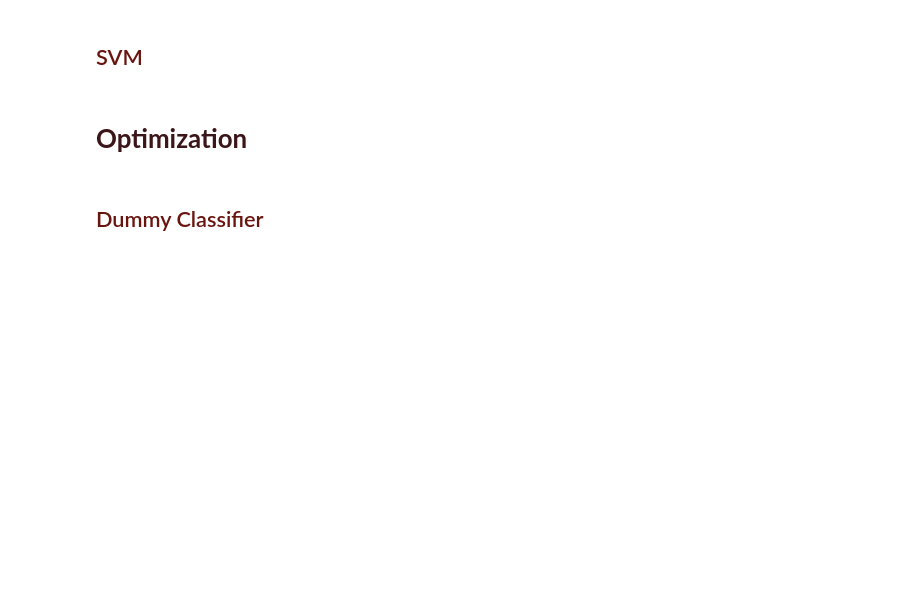
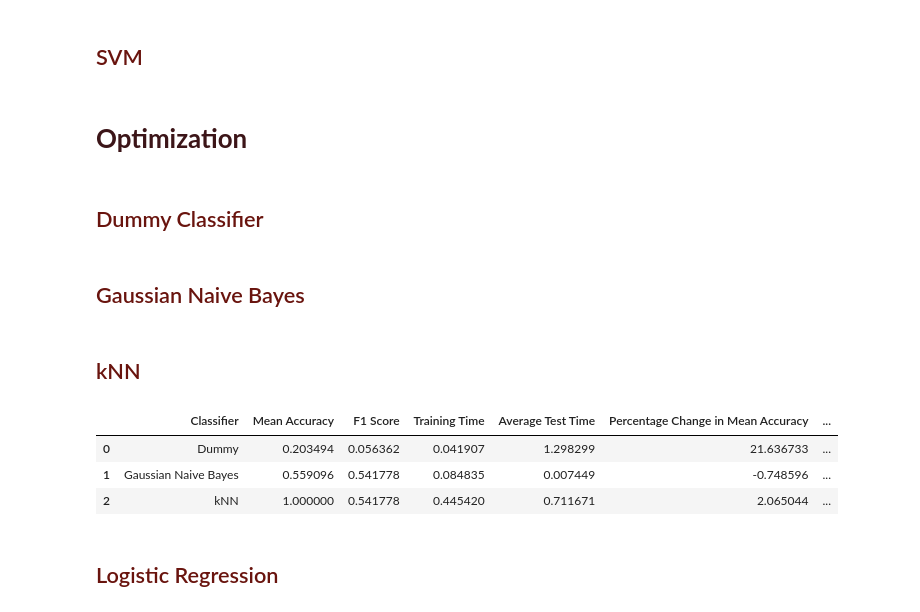
Before and after one commit to aimiliospot/ML-Project-1, a Jupyter notebook: test.ipynb, the cells around one changed output. Drawn from its saved outputs; the diff is of its cells as text; code cells hidden in the pictures; blank space fills up the shorter version.

```diff
--- a/test.ipynb
+++ b/test.ipynb
@@ -458,0 +481,2 @@ else:
+# %% [markdown]
+## <span style="color:#69140e">Gaussian Naive Bayes</span>
@@ -458,0 +521,50 @@ else:
+# %% [markdown]
+## <span style="color:#69140e">kNN</span>
+# %%
+modelStr = 'kNN'
+
+pipe = Pipeline(steps=[("scaler", StandardScaler()), ('kNN', KNeighborsClassifier())])
+
+param_grid = {"kNN__n_neighbors": list(np.arange(8,15,1)), "kNN__weights": ['uniform', 'distance'], "kNN__algorithm": ['auto', 'ball_tree', 'kd_tree', 'brute'],\
+     "kNN__leaf_size": list(np.arange(26,32,1)), "kNN__p": [1,2] }
+search = HalvingGridSearchCV(pipe, param_grid, n_jobs=-1)
+search.fit(Xtrain, ytrain)
+pd.DataFrame(search.cv_results_)
+
+pipe = Pipeline(steps=[("scaler", StandardScaler()), ('kNN', search.best_estimator_['kNN'])])
+startTime = time.time()
+pipe.fit(Xtrain,ytrain)
+stopTime = time.time()
+trainingTime = stopTime - startTime
+
+startTime = time.time()
+accuracy = pipe.score(X_test, y_test)
+stopTime = time.time()
+
+accuracyTestTime = stopTime - startTime
+
+startTime = time.time()
+f1Score = f1_score(y_test, model.predict(X_test), average='macro')
+stopTime = time.time()
+
+f1ScoreTestTime = stopTime - startTime
+testTime = (accuracyTestTime + f1ScoreTestTime)/2
+
+indexMetrics = metrics[metrics['Classifier']==modelStr].index.to_list()[0]
+percentageChangeMeanAccuracy = 100*(accuracy - metrics.iloc[indexMetrics]['Mean Accuracy'])/metrics.iloc[indexMetrics]['Mean Accuracy']
+percentageChangeF1Score = 100*(accuracy - metrics.iloc[indexMetrics]['F1 Score'])/metrics.iloc[indexMetrics]['F1 Score']
+
+if not (modelStr in metricsOptimalModel['Classifier'].unique()):
+    metricsOptimalModel.loc[len(metricsOptimalModel)] = [modelStr, accuracy, f1Score, trainingTime, testTime, percentageChangeMeanAccuracy, percentageChangeF1Score]
+else:
+    indexMetricsOptimalModel = metricsOptimalModel[metricsOptimalModel['Classifier']==modelStr].index.to_list()[0]
+    metricsOptimalModel.loc[indexMetricsOptimalModel] = [modelStr, accuracy, f1Score, trainingTime, testTime, percentageChangeMeanAccuracy, percentageChangeF1Score]
+# %%
+metricsOptimalModel
+# %% [output]
+|  | Classifier | Mean Accuracy | F1 Score | Training Time | Average Test Time | Percentage Change in Mean Accuracy | ... |
+| 0 | Dummy | 0.203494 | 0.056362 | 0.041907 | 1.298299 | 21.636733 | ... |
+| 1 | Gaussian Naive Bayes | 0.559096 | 0.541778 | 0.084835 | 0.007449 | -0.748596 | ... |
+| 2 | kNN | 1.000000 | 0.541778 | 0.445420 | 0.711671 | 2.065044 | ... |
+# %% [markdown]
+## <span style="color:#69140e">Logistic Regression</span>
```
Also changed, not shown: parts of 6 cells of this notebook.
